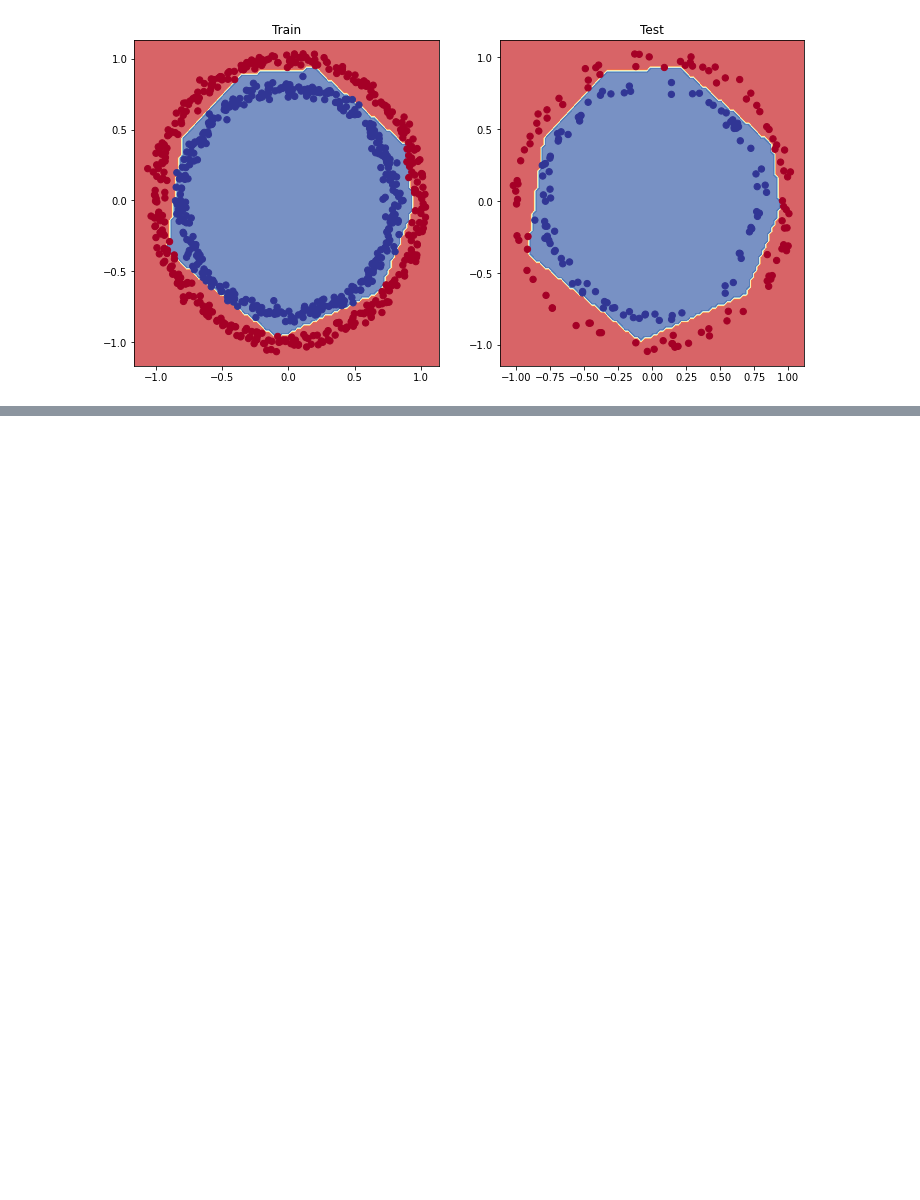
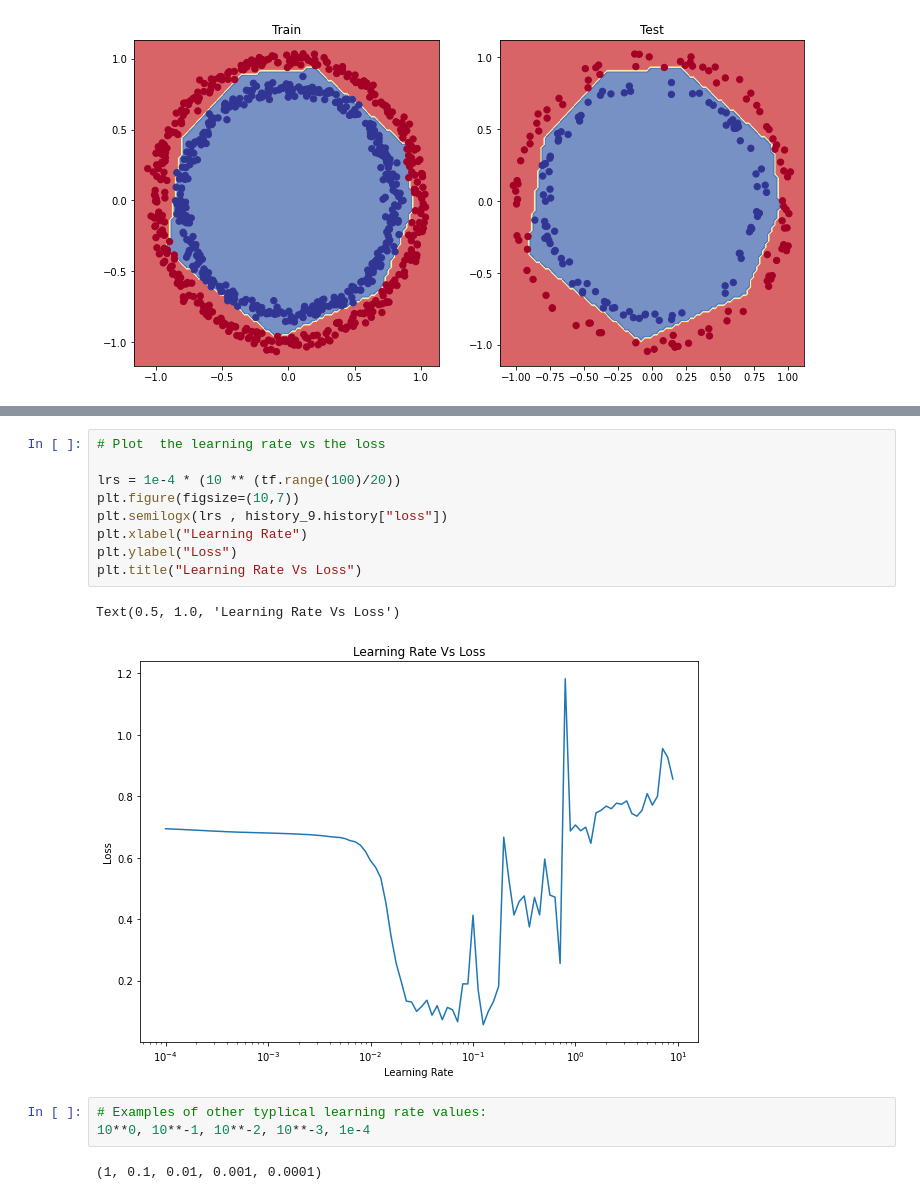
Before and after one commit to vortexash/Tensorflow-Developer, a Jupyter notebook: 02_neural_network_classification_with_tensorflow.ipynb, the cells around one changed output, grey strips where cells are left out. Cells and saved outputs as stored; diff of their text form; blank space fills up the shorter version.

```diff
--- a/02_neural_network_classification_with_tensorflow.ipynb
+++ b/02_neural_network_classification_with_tensorflow.ipynb
@@ -672,0 +763,17 @@ doing binary classification
+# %%
+# Plot  the learning rate vs the loss
+
+lrs = 1e-4 * (10 ** (tf.range(100)/20))
+plt.figure(figsize=(10,7))
+plt.semilogx(lrs , history_9.history["loss"])
+plt.xlabel("Learning Rate")
+plt.ylabel("Loss")
+plt.title("Learning Rate Vs Loss")
+# %% [output]
+Text(0.5, 1.0, 'Learning Rate Vs Loss')
+[figure, added]
+# %%
+# Examples of other typlical learning rate values:
+10**0, 10**-1, 10**-2, 10**-3, 1e-4
+# %% [output]
+(1, 0.1, 0.01, 0.001, 0.0001)
```
Also changed, not shown: parts of 20 cells of this notebook.
